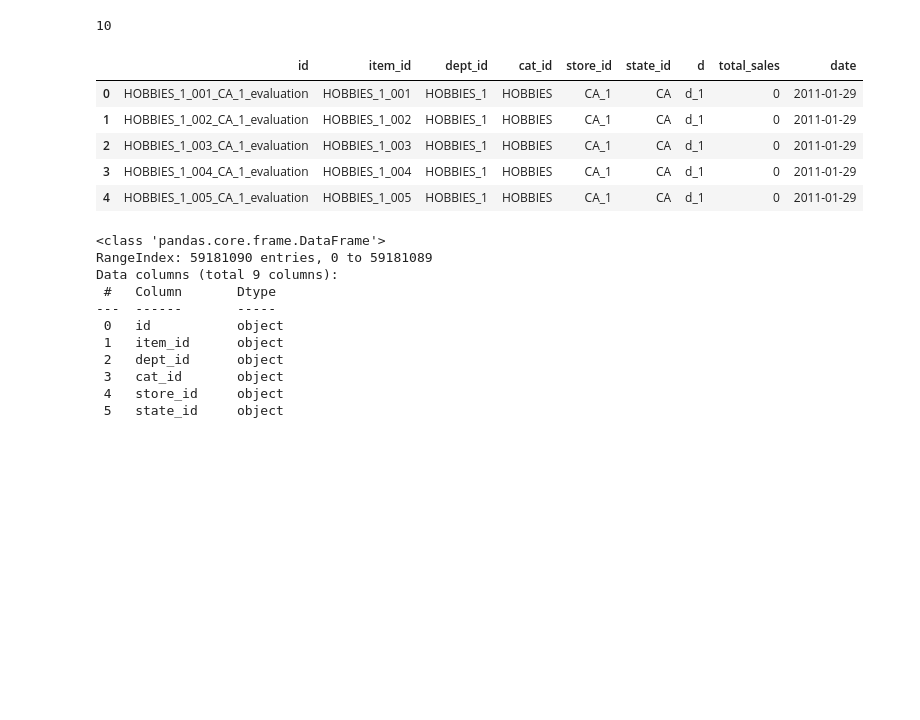
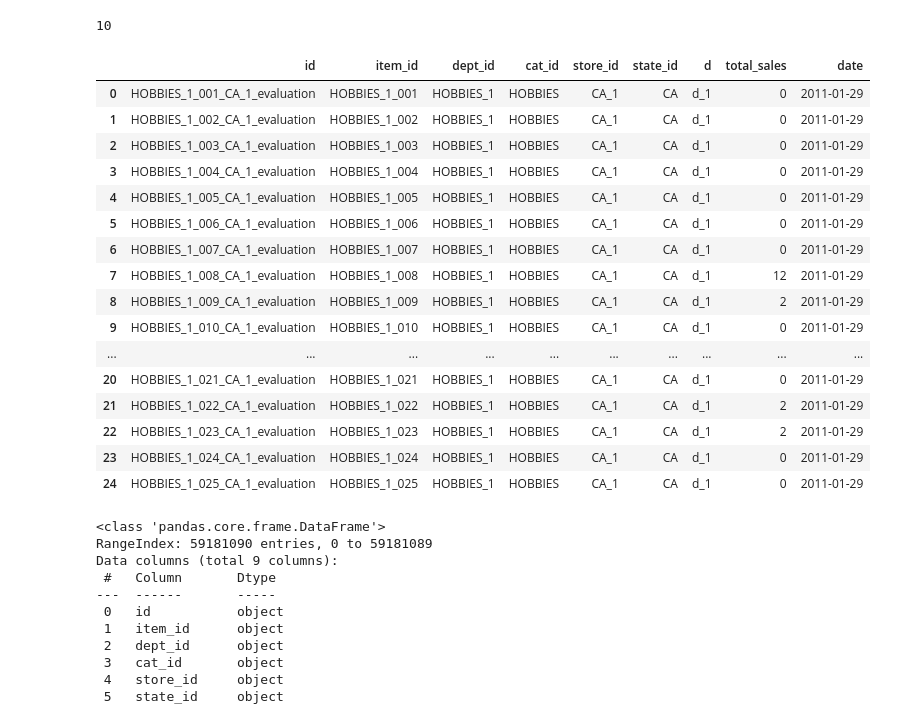
Before and after one commit to pratiibhas/Inventory-Management-for-business-planning-using-python, a Jupyter notebook: business-planning.ipynb, the cells around one changed output. Saved outputs shown, nothing was run; the diff lists cells and outputs as text; code cells hidden in the pictures; blank space fills up the shorter version.

```diff
--- a/business-planning.ipynb
+++ b/business-planning.ipynb
@@ -93,32 +92,43 @@ sales_data['store_id'].nunique()
 # %%
 day_cols= [col for col in sales_data.columns if col.startswith('d_')] # day coluumns
 
 # sum total sales per day
 daily_sales=sales_data[day_cols].sum().reset_index()
 daily_sales.columns = ["day", "total_sales"]
 
 # Step 1: Melt the sales data (from wide to long)
 sales_melted = sales_data.melt(
     id_vars=['id', 'item_id', 'dept_id', 'cat_id', 'store_id', 'state_id'],
     var_name='d',
     value_name='total_sales'
 )
 
 #  Merge with calendar to get actual dates (left join)
 demand_sales = pd.merge(sales_melted, calendar_data[['date', 'd']], on='d', how='left')
 
 #  convert `date` to datetime format
 demand_sales['date'] = pd.to_datetime(demand_sales['date'])
 
 # View the first few rows
-demand_sales.head()
+demand_sales.head(25)
 # %% [output]
 |  | id | item_id | dept_id | cat_id | store_id | state_id | d | total_sales | date |
 | 0 | HOBBIES_1_001_CA_1_evaluation | HOBBIES_1_001 | HOBBIES_1 | HOBBIES | CA_1 | CA | d_1 | 0 | 2011-01-29 |
 | 1 | HOBBIES_1_002_CA_1_evaluation | HOBBIES_1_002 | HOBBIES_1 | HOBBIES | CA_1 | CA | d_1 | 0 | 2011-01-29 |
 | 2 | HOBBIES_1_003_CA_1_evaluation | HOBBIES_1_003 | HOBBIES_1 | HOBBIES | CA_1 | CA | d_1 | 0 | 2011-01-29 |
 | 3 | HOBBIES_1_004_CA_1_evaluation | HOBBIES_1_004 | HOBBIES_1 | HOBBIES | CA_1 | CA | d_1 | 0 | 2011-01-29 |
 | 4 | HOBBIES_1_005_CA_1_evaluation | HOBBIES_1_005 | HOBBIES_1 | HOBBIES | CA_1 | CA | d_1 | 0 | 2011-01-29 |
+| 5 | HOBBIES_1_006_CA_1_evaluation | HOBBIES_1_006 | HOBBIES_1 | HOBBIES | CA_1 | CA | d_1 | 0 | 2011-01-29 |
+| 6 | HOBBIES_1_007_CA_1_evaluation | HOBBIES_1_007 | HOBBIES_1 | HOBBIES | CA_1 | CA | d_1 | 0 | 2011-01-29 |
+| 7 | HOBBIES_1_008_CA_1_evaluation | HOBBIES_1_008 | HOBBIES_1 | HOBBIES | CA_1 | CA | d_1 | 12 | 2011-01-29 |
+| 8 | HOBBIES_1_009_CA_1_evaluation | HOBBIES_1_009 | HOBBIES_1 | HOBBIES | CA_1 | CA | d_1 | 2 | 2011-01-29 |
+| 9 | HOBBIES_1_010_CA_1_evaluation | HOBBIES_1_010 | HOBBIES_1 | HOBBIES | CA_1 | CA | d_1 | 0 | 2011-01-29 |
+| ... | ... | ... | ... | ... | ... | ... | ... | ... | ... |
+| 20 | HOBBIES_1_021_CA_1_evaluation | HOBBIES_1_021 | HOBBIES_1 | HOBBIES | CA_1 | CA | d_1 | 0 | 2011-01-29 |
+| 21 | HOBBIES_1_022_CA_1_evaluation | HOBBIES_1_022 | HOBBIES_1 | HOBBIES | CA_1 | CA | d_1 | 2 | 2011-01-29 |
+| 22 | HOBBIES_1_023_CA_1_evaluation | HOBBIES_1_023 | HOBBIES_1 | HOBBIES | CA_1 | CA | d_1 | 2 | 2011-01-29 |
+| 23 | HOBBIES_1_024_CA_1_evaluation | HOBBIES_1_024 | HOBBIES_1 | HOBBIES | CA_1 | CA | d_1 | 0 | 2011-01-29 |
+| 24 | HOBBIES_1_025_CA_1_evaluation | HOBBIES_1_025 | HOBBIES_1 | HOBBIES | CA_1 | CA | d_1 | 0 | 2011-01-29 |
 # %%
 demand_sales.info()
 # %% [output]
```
Also changed, not shown: parts of 13 cells of this notebook.
